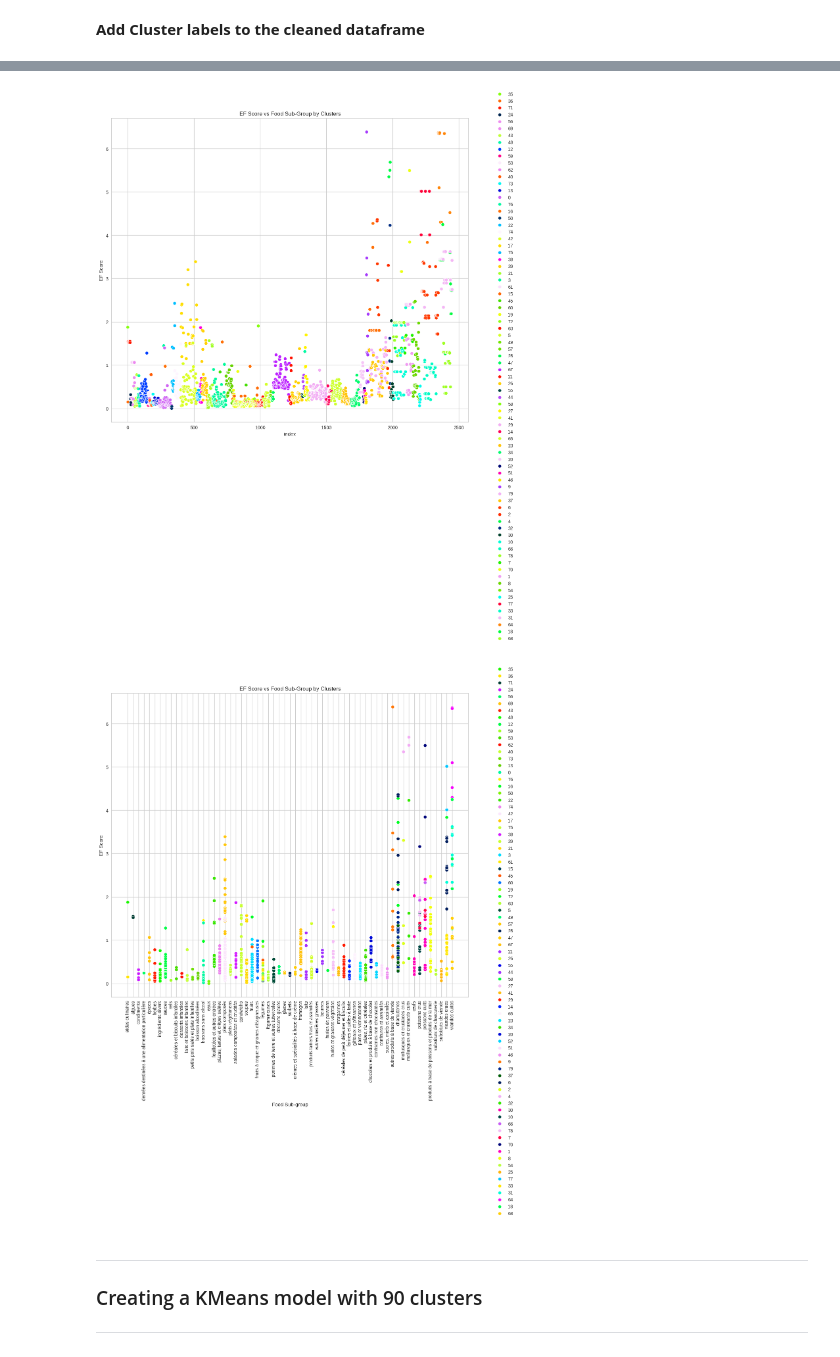
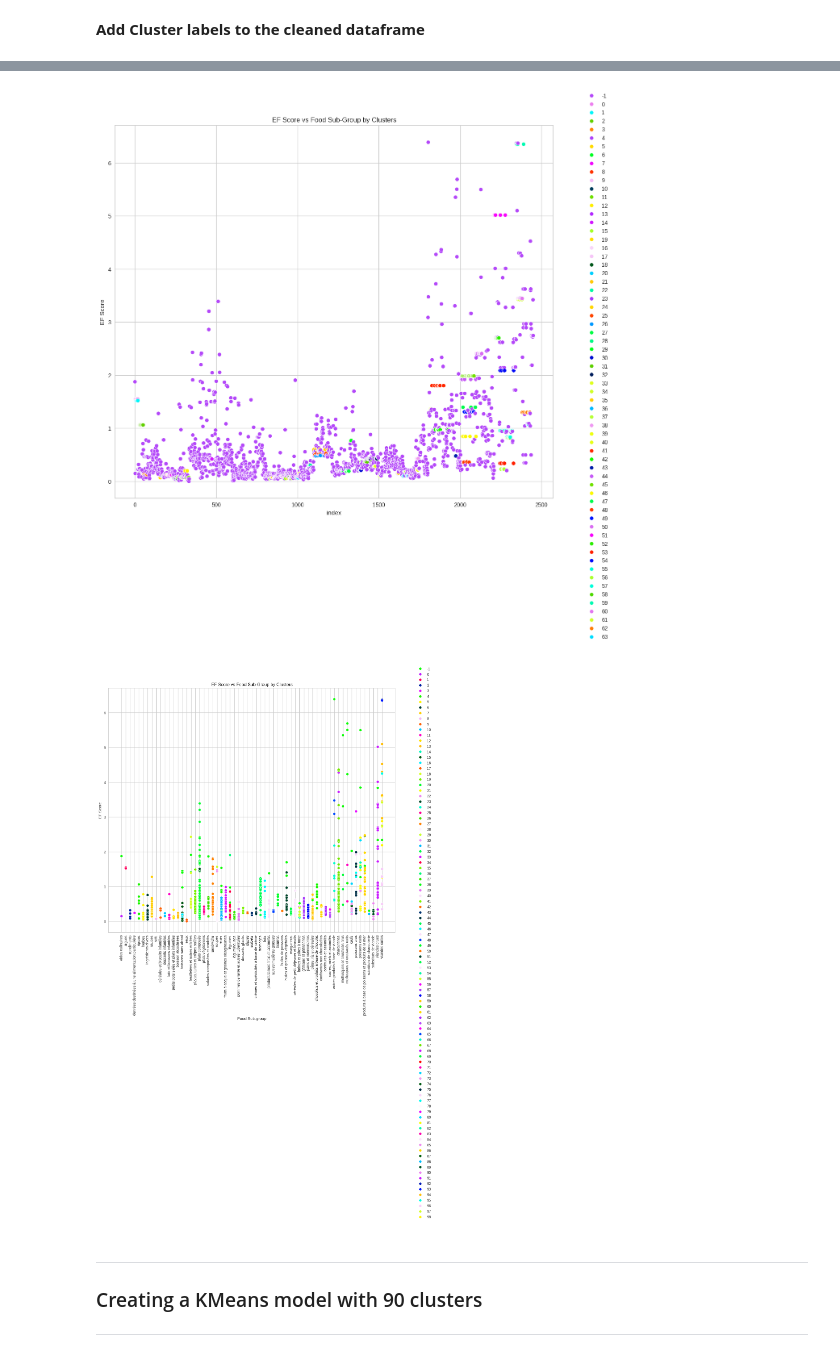
Before and after one commit to ABF-QC/Module2_Project3, a Jupyter notebook: notebook/DBscan.ipynb, the cells around one changed output, grey strips where cells are left out. Cells and saved outputs as stored; diff of their text form; code cells hidden in the pictures.

```diff
--- a/notebook/DBscan.ipynb
+++ b/notebook/DBscan.ipynb
@@ -299,9 +116,9 @@ plt.show()
 # %% [markdown]
 **Create intance of model**
 # %%
-ac = AgglomerativeClustering(n_clusters= 80, metric='euclidean', linkage='ward')
+dbscan = DBSCAN(eps=.01, min_samples=5, algorithm='kd_tree')#, leaf_size=10, algorithm='ball_tree')#, ‘kd_tree’, ‘brute’
 # %% [markdown]
 **Fit the model on the dataset**
 # %%
-ac.fit(X_scaled)
+dbscan.fit(X_scaled_agg)
 # %% [output]
@@ -308,0 +126,3 @@ AgglomerativeClustering(n_clusters=80)
+# %%
+nlabels = len(np.unique(dbscan.labels_))
+nlabels
@@ -314,9 +136,9 @@ AgglomerativeClustering(n_clusters=80)
 # %% [markdown]
 **Add Cluster labels to the cleaned dataframe**
 # %%
-df_o['label'] = ac.labels_
+df_o['label'] = dbscan.labels_
 
-df_o['label_str'] = ac.labels_.astype(str)
+df_o['label_str'] = dbscan.labels_.astype(str)
 # %%
 # Create figure and adjust size
 plt.figure(figsize=(14,8))
@@ -337,47 +159,47 @@ plt.show()
 # %%
 # Create figure and adjust size
 plt.figure(figsize=(14,12))
 
-cmap = plt.cm.get_cmap("gist_ncar", 80)
-palette = [cmap(i) for i in range(80)]
+cmap = plt.cm.get_cmap("gist_ncar", nlabels)
+palette = [cmap(i) for i in range(nlabels)]
 
-cmap = plt.cm.get_cmap("gist_ncar", 80 * 5)  # Sample from a wider range
+cmap = plt.cm.get_cmap("gist_ncar", nlabels * 5)  # Sample from a wider range
 
 # Select non-continuous indices to avoid smooth gradients
-indices = np.random.choice(range(cmap.N), 80, replace=False)
+indices = np.random.choice(range(cmap.N), nlabels, replace=False)
 palette = [cmap(i) for i in indices]
 
 
 # Create count plot
 ax = sns.scatterplot(df_o, x=df_o.index, y='EF Score', hue='label_str', legend=True, palette=palette)
 
 # Add title
 ax.set_title(f'EF Score vs Food Sub-Group by Clusters')
 
 # Add axis labels
 ax.set_xlabel('index')
 ax.set_ylabel('EF Score')
 
 #
 #ax.set_xticklabels(df_o['Food Sub-group'].unique(),rotation=90)
 
 plt.legend(loc='upper center', bbox_to_anchor=(1.1, 1.1), ncol=1)
 
 # Show plot
 plt.show()
 # %% [output]
-[figure, old version]
+[figure, new version]
 # %%
 # Create figure and adjust size
 plt.figure(figsize=(14,12))
 
-cmap = plt.cm.get_cmap("gist_ncar", 80)
-palette = [cmap(i) for i in range(80)]
+cmap = plt.cm.get_cmap("gist_ncar", nlabels)
+palette = [cmap(i) for i in range(nlabels)]
 
-cmap = plt.cm.get_cmap("gist_ncar", 80 * 5)  # Sample from a wider range
+cmap = plt.cm.get_cmap("gist_ncar", nlabels * 5)  # Sample from a wider range
 
 # Select non-continuous indices to avoid smooth gradients
-indices = np.random.choice(range(cmap.N), 80, replace=False)
+indices = np.random.choice(range(cmap.N), nlabels, replace=False)
 palette = [cmap(i) for i in indices]
 
 # Create count plot
@@ -398,7 +220,7 @@ plt.legend(loc='upper center', bbox_to_anchor=(1.1, 1.1), ncol=1)
 # Show plot
 plt.show()
 # %% [output]
-[figure, old version]
+[figure, new version]
 # %% [markdown]
 ---
 ### Creating a KMeans model with 90 clusters
```
Also changed, not shown: parts of 32 cells of this notebook, 1 other file.
